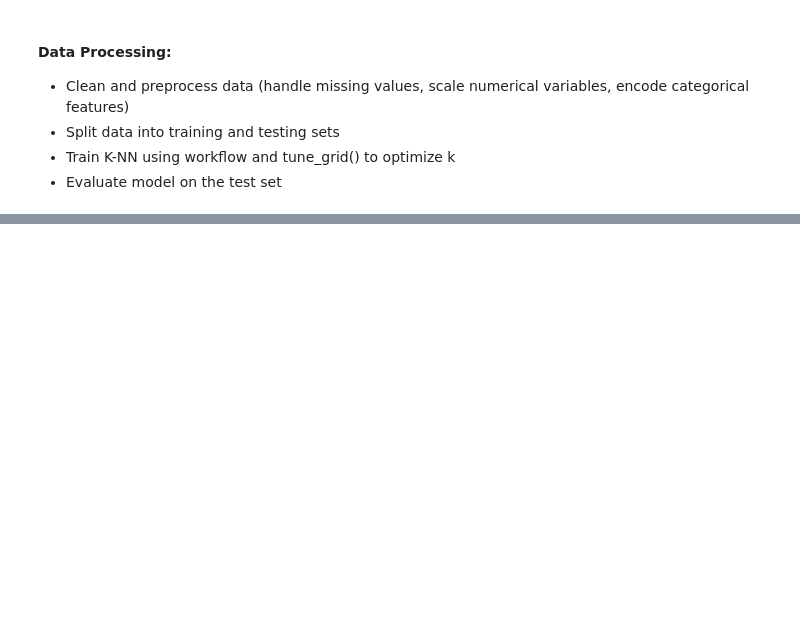
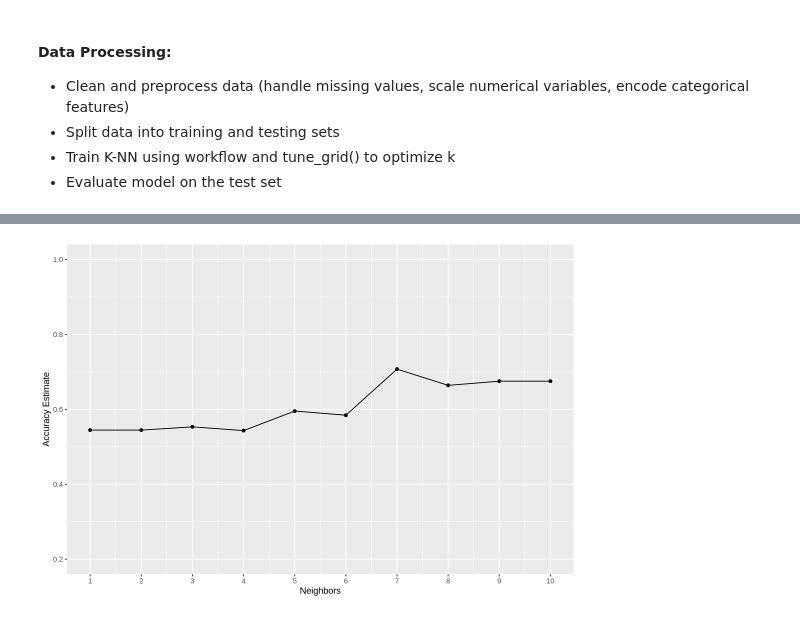
Before and after one commit to jmitra05/dsci-100-2024w2-group-003, a Jupyter notebook: Individual_portion.ipynb, the cells around one changed output, grey strips where cells are left out. Saved outputs shown, nothing was run; the diff lists cells and outputs as text; code cells hidden in the pictures; blank space fills up the shorter version.

```diff
--- a/Individual_portion.ipynb
+++ b/Individual_portion.ipynb
@@ -299,0 +328,8 @@ K-NN Classification
+# %%
+set.seed(2020)
+
+players_recipe <- recipe(subscribe ~ played_hours + number_of_sessions + experience, data = players_train) |>
+   step_scale(all_predictors()) |>
+   step_center(all_predictors())
+
+players_recipe
@@ -299,0 +430,3 @@ K-NN Classification
+# %%
+set.seed(2020)
+players_vfold <- vfold_cv(players_train, v = 10, strata = subscribe)
@@ -299,0 +449,6 @@ K-NN Classification
+# %%
+set.seed(2020)
+knn_tune <- nearest_neighbor(weight_func = "rectangular", neighbors = tune()) |>
+      set_engine("kknn") |>
+      set_mode("classification")
+knn_tune
@@ -299,0 +463,12 @@ K-NN Classification
+# %%
+set.seed(1234)
+
+k_vals <- tibble(neighbors = seq(from = 1, to = 10, by = 1))
+
+knn_results <- workflow() |>
+      add_recipe(players_recipe) |>
+      add_model(knn_tune) |>
+      tune_grid(resamples = players_vfold, grid = k_vals) |>
+      collect_metrics()
+
+knn_results
@@ -299,0 +486,14 @@ K-NN Classification
+# %%
+accuracies <- knn_results |>
+      filter(.metric == "accuracy")
+
+accuracy_versus_k <- ggplot(accuracies, aes(x = neighbors, y = mean))+
+      geom_point() +
+      geom_line() +
+      labs(x = "Neighbors", y = "Accuracy Estimate") +
+      scale_x_continuous(breaks = seq(0, 14, by = 1)) +  # adjusting the x-axis
+      scale_y_continuous(limits = c(0.2, 1.0)) # adjusting the y-axis
+
+accuracy_versus_k
+# %% [output]
+[figure, added]
```
Also changed, not shown: parts of 17 cells of this notebook.
